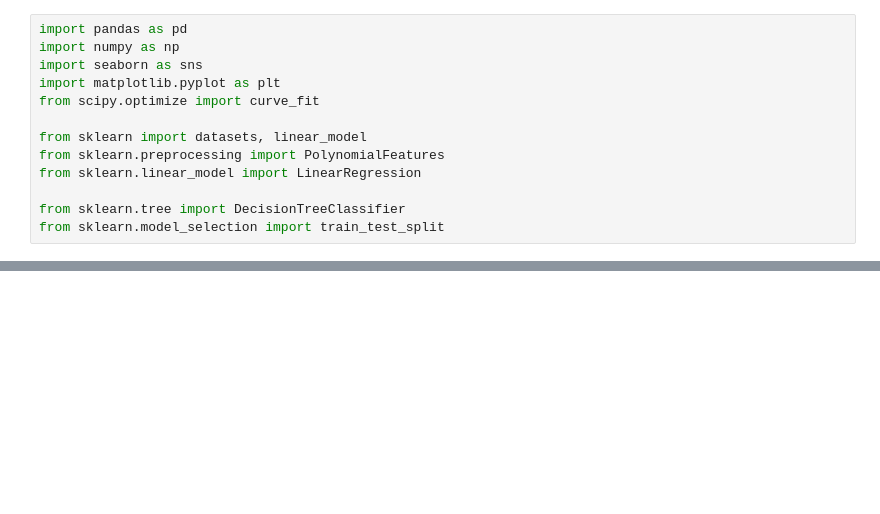
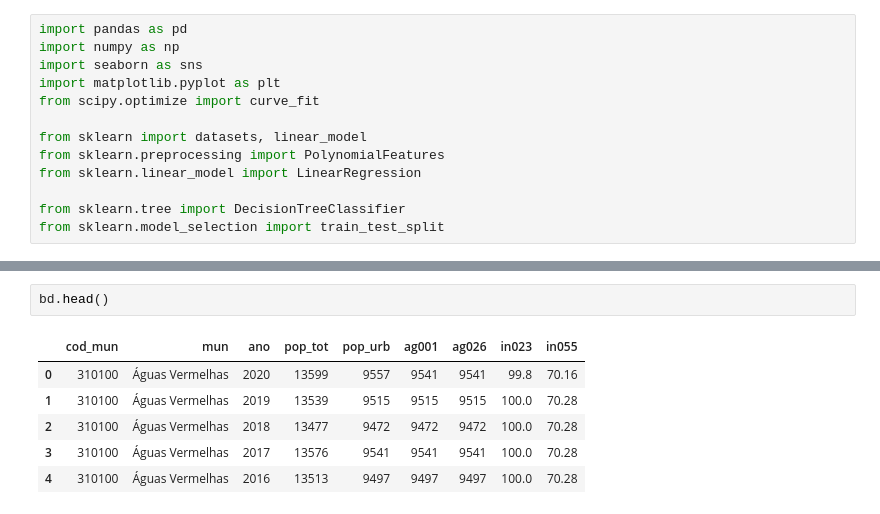
Before and after one commit to dev-torugo/analise_preditiva, a Jupyter notebook: Código/test.ipynb, the cells around one changed output, grey strips where cells are left out. Drawn from its saved outputs; the diff is of its cells as text; blank space fills up the shorter version.

```diff
--- a/Código/test.ipynb
+++ b/Código/test.ipynb
@@ -17,0 +128,9 @@ FileNotFoundError: [Errno 2] No such file or directory: 'database.xlsx'
+# %%
+bd.head()
+# %% [output]
+|  | cod_mun | mun | ano | pop_tot | pop_urb | ag001 | ag026 | in023 | in055 |
+| 0 | 310100 | Águas Vermelhas | 2020 | 13599 | 9557 | 9541 | 9541 | 99.8 | 70.16 |
+| 1 | 310100 | Águas Vermelhas | 2019 | 13539 | 9515 | 9515 | 9515 | 100.0 | 70.28 |
+| 2 | 310100 | Águas Vermelhas | 2018 | 13477 | 9472 | 9472 | 9472 | 100.0 | 70.28 |
+| 3 | 310100 | Águas Vermelhas | 2017 | 13576 | 9541 | 9541 | 9541 | 100.0 | 70.28 |
+| 4 | 310100 | Águas Vermelhas | 2016 | 13513 | 9497 | 9497 | 9497 | 100.0 | 70.28 |
```
Also changed, not shown: parts of 4 cells of this notebook.
